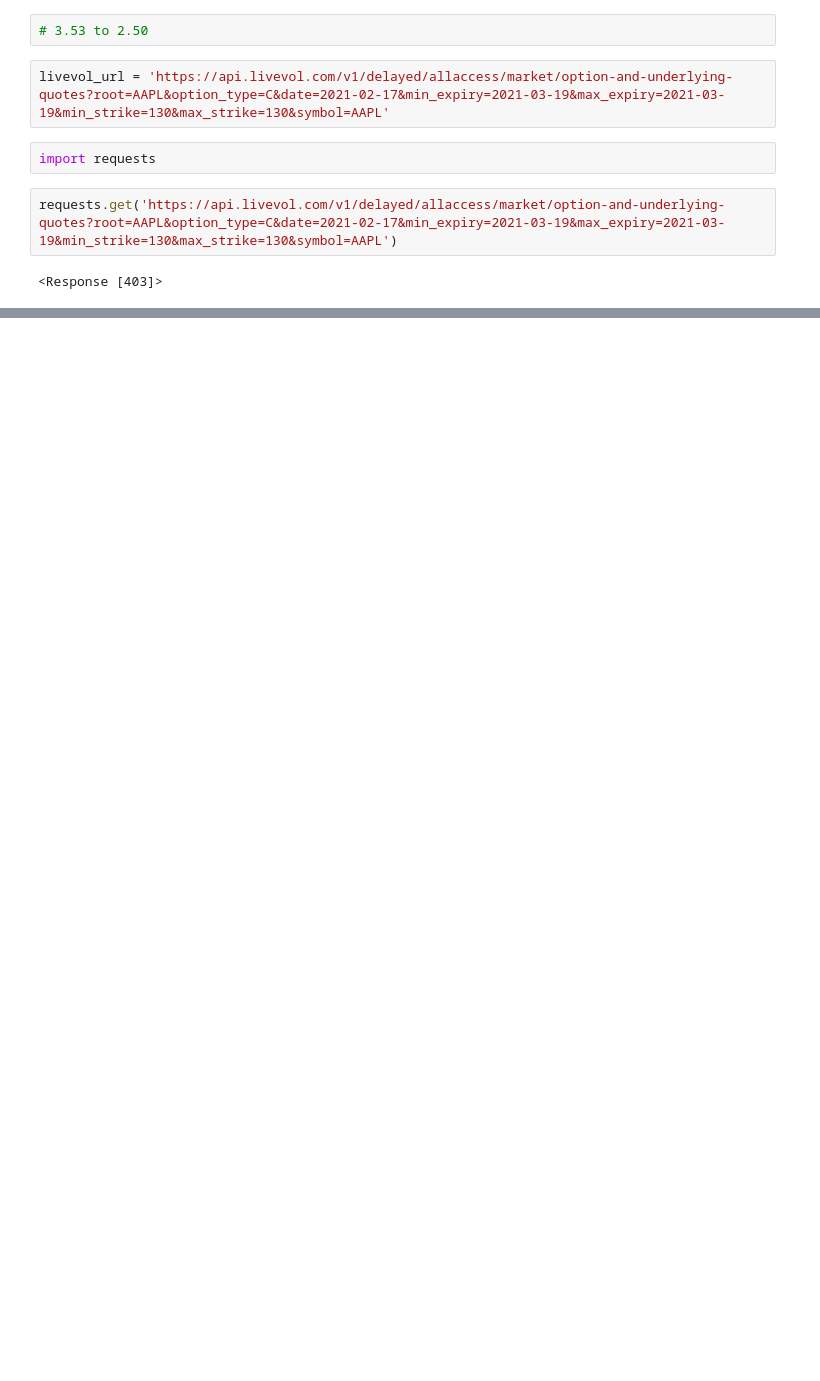
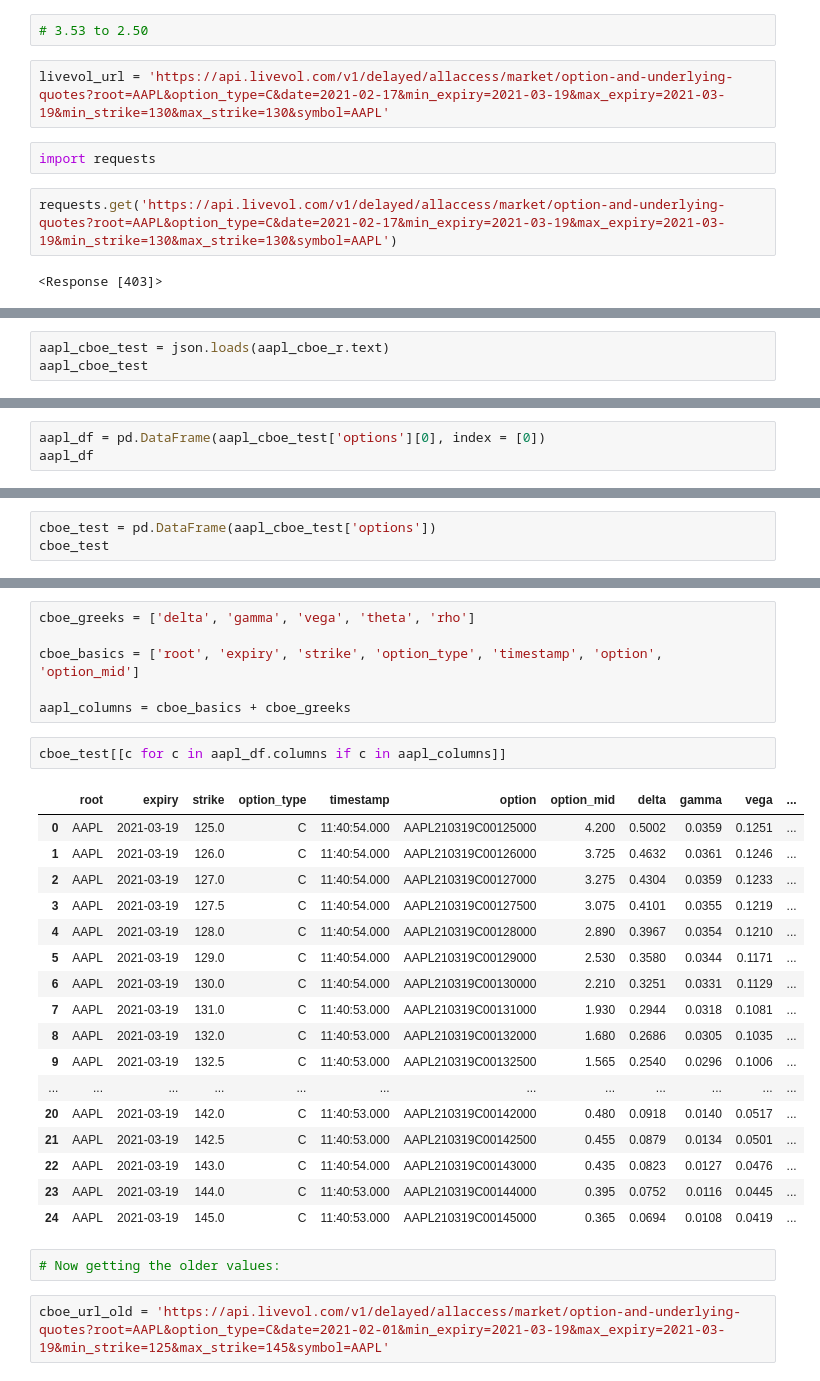
Before and after one commit to lukewbecker/algo-trading-training, a Jupyter notebook: goat_data.ipynb, the cells around one changed output, grey strips where cells are left out. Drawn from its saved outputs; the diff is of its cells as text; blank space fills up the shorter version.

```diff
--- a/goat_data.ipynb
+++ b/goat_data.ipynb
@@ -150,0 +193,3 @@ requests.get('https://api.livevol.com/v1/delayed/allaccess/market/option-and-und
+# %%
+aapl_cboe_test = json.loads(aapl_cboe_r.text)
+aapl_cboe_test
@@ -150,0 +214,3 @@ requests.get('https://api.livevol.com/v1/delayed/allaccess/market/option-and-und
+# %%
+aapl_df = pd.DataFrame(aapl_cboe_test['options'][0], index = [0])
+aapl_df
@@ -150,0 +221,3 @@ requests.get('https://api.livevol.com/v1/delayed/allaccess/market/option-and-und
+# %%
+cboe_test = pd.DataFrame(aapl_cboe_test['options'])
+cboe_test
@@ -150,0 +253,30 @@ requests.get('https://api.livevol.com/v1/delayed/allaccess/market/option-and-und
+# %%
+cboe_greeks = ['delta', 'gamma', 'vega', 'theta', 'rho']
+
+cboe_basics = ['root', 'expiry', 'strike', 'option_type', 'timestamp', 'option', 'option_mid']
+
+aapl_columns = cboe_basics + cboe_greeks
+# %%
+cboe_test[[c for c in aapl_df.columns if c in aapl_columns]]
+# %% [output]
+|  | root | expiry | strike | option_type | timestamp | option | option_mid | delta | gamma | vega | ... |
+| 0 | AAPL | 2021-03-19 | 125.0 | C | 11:40:54.000 | AAPL210319C00125000 | 4.200 | 0.5002 | 0.0359 | 0.1251 | ... |
+| 1 | AAPL | 2021-03-19 | 126.0 | C | 11:40:54.000 | AAPL210319C00126000 | 3.725 | 0.4632 | 0.0361 | 0.1246 | ... |
+| 2 | AAPL | 2021-03-19 | 127.0 | C | 11:40:54.000 | AAPL210319C00127000 | 3.275 | 0.4304 | 0.0359 | 0.1233 | ... |
+| 3 | AAPL | 2021-03-19 | 127.5 | C | 11:40:54.000 | AAPL210319C00127500 | 3.075 | 0.4101 | 0.0355 | 0.1219 | ... |
+| 4 | AAPL | 2021-03-19 | 128.0 | C | 11:40:54.000 | AAPL210319C00128000 | 2.890 | 0.3967 | 0.0354 | 0.1210 | ... |
+| 5 | AAPL | 2021-03-19 | 129.0 | C | 11:40:54.000 | AAPL210319C00129000 | 2.530 | 0.3580 | 0.0344 | 0.1171 | ... |
+| 6 | AAPL | 2021-03-19 | 130.0 | C | 11:40:54.000 | AAPL210319C00130000 | 2.210 | 0.3251 | 0.0331 | 0.1129 | ... |
+| 7 | AAPL | 2021-03-19 | 131.0 | C | 11:40:53.000 | AAPL210319C00131000 | 1.930 | 0.2944 | 0.0318 | 0.1081 | ... |
+| 8 | AAPL | 2021-03-19 | 132.0 | C | 11:40:53.000 | AAPL210319C00132000 | 1.680 | 0.2686 | 0.0305 | 0.1035 | ... |
+| 9 | AAPL | 2021-03-19 | 132.5 | C | 11:40:53.000 | AAPL210319C00132500 | 1.565 | 0.2540 | 0.0296 | 0.1006 | ... |
+| ... | ... | ... | ... | ... | ... | ... | ... | ... | ... | ... | ... |
+| 20 | AAPL | 2021-03-19 | 142.0 | C | 11:40:53.000 | AAPL210319C00142000 | 0.480 | 0.0918 | 0.0140 | 0.0517 | ... |
+| 21 | AAPL | 2021-03-19 | 142.5 | C | 11:40:53.000 | AAPL210319C00142500 | 0.455 | 0.0879 | 0.0134 | 0.0501 | ... |
+| 22 | AAPL | 2021-03-19 | 143.0 | C | 11:40:54.000 | AAPL210319C00143000 | 0.435 | 0.0823 | 0.0127 | 0.0476 | ... |
+| 23 | AAPL | 2021-03-19 | 144.0 | C | 11:40:53.000 | AAPL210319C00144000 | 0.395 | 0.0752 | 0.0116 | 0.0445 | ... |
+| 24 | AAPL | 2021-03-19 | 145.0 | C | 11:40:53.000 | AAPL210319C00145000 | 0.365 | 0.0694 | 0.0108 | 0.0419 | ... |
+# %%
+# Now getting the older values:
+# %%
+cboe_url_old = 'https://api.livevol.com/v1/delayed/allaccess/market/option-and-underlying-quotes?root=AAPL&option_type=C&date=2021-02-01&min_expiry=2021-03-19&max_expiry=2021-03-19&min_strike=125&max_strike=145&symbol=AAPL'
```
Also changed, not shown: parts of 50 cells of this notebook.
